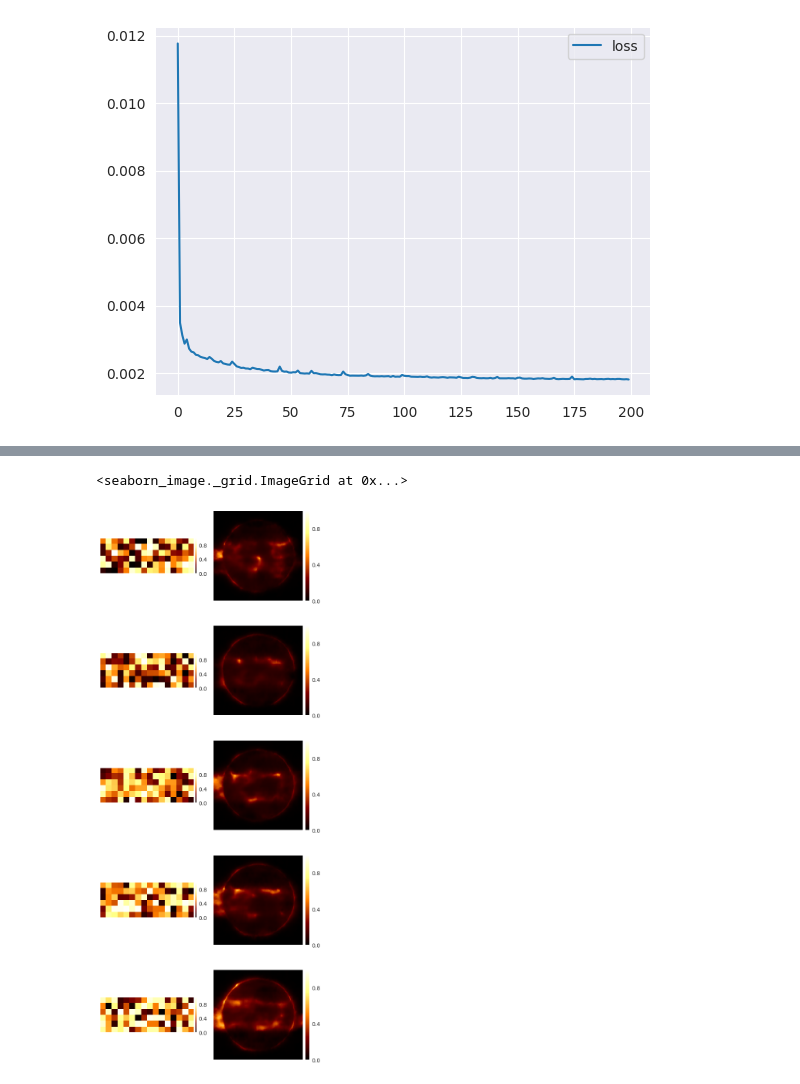
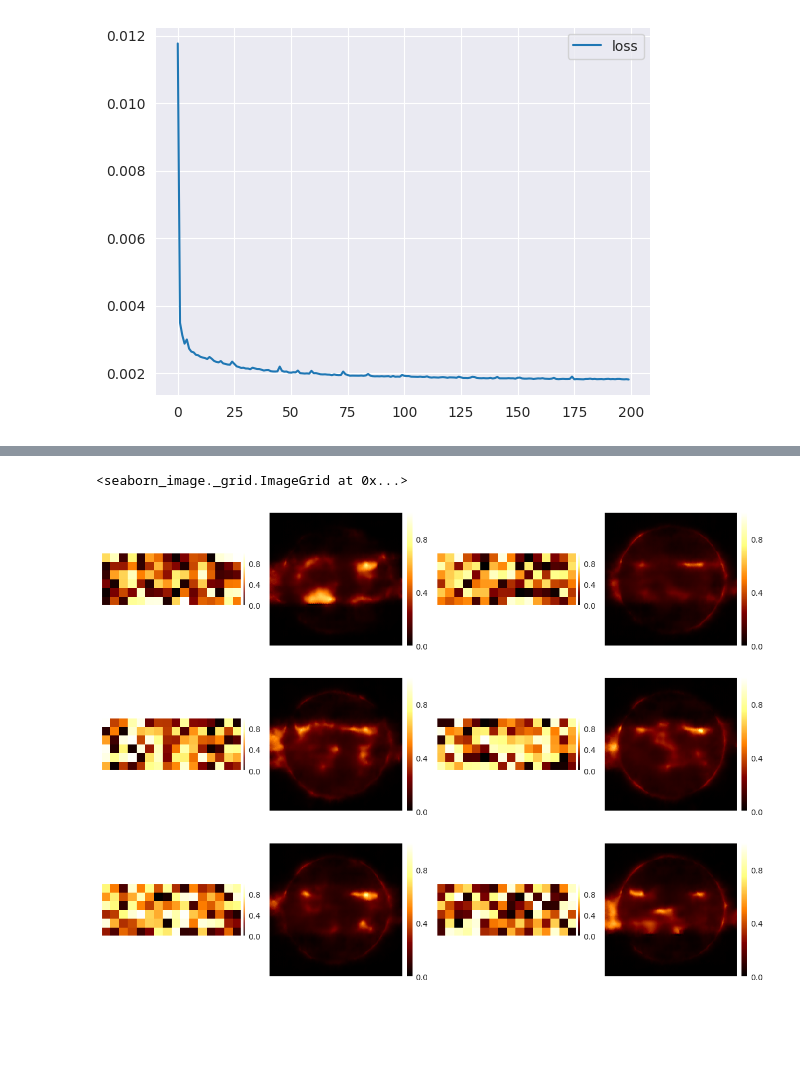
Before and after one commit to eugenioLR/TFM_sun_Autoencoders, a Jupyter notebook: autoencoder_full.ipynb, the cells around one changed output, grey strips where cells are left out. Saved outputs shown, nothing was run; the diff lists cells and outputs as text; code cells hidden in the pictures; blank space fills up the shorter version.

```diff
--- a/autoencoder_full.ipynb
+++ b/autoencoder_full.ipynb
@@ -114,3 +114,7 @@ plt.show()
 # %% [output]
 80/80 [==============================] - 135s 2s/step - loss: 0.0018 - mae: 0.0186
 [figure]
+# %%
+autoencoder = keras.models.load_model("autoencoder.h5")
+encoder = keras.models.load_model("encoder.h5")
+decoder = keras.models.load_model("decoder.h5")
@@ -138,16 +158,16 @@ isns.ImageGrid(images, cmap="afmhot", vmin=0, vmax=1)
 # %%
-code = np.random.random([5, 96])
+code = np.random.random([6, 96])
 reconstructed = decoder(code)
 
 images_zipped = [i for i in zip(code, reconstructed)]
 images = []
 
 for i in images_zipped:
     images.append(np.reshape(i[0], [6,16]))
     images.append(np.squeeze(i[1]))
 
 
-isns.ImageGrid(images, cmap="afmhot", vmin=0, vmax=1, col_wrap=2)
+isns.ImageGrid(images, cmap="afmhot", vmin=0, vmax=1, col_wrap=4)
 # %% [output]
 <seaborn_image._grid.ImageGrid at 0x...>
-[figure, old version]
+[figure, new version]
```
Also changed, not shown: parts of 4 cells of this notebook, 13 other files.
